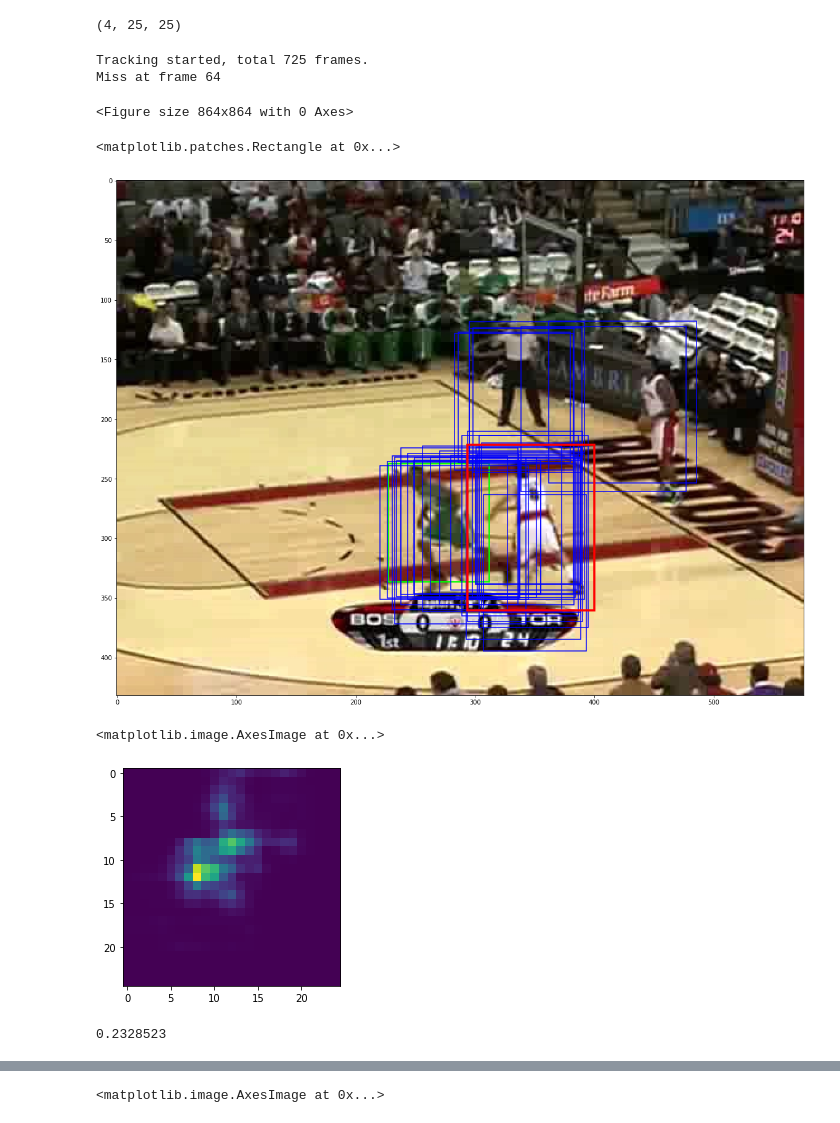
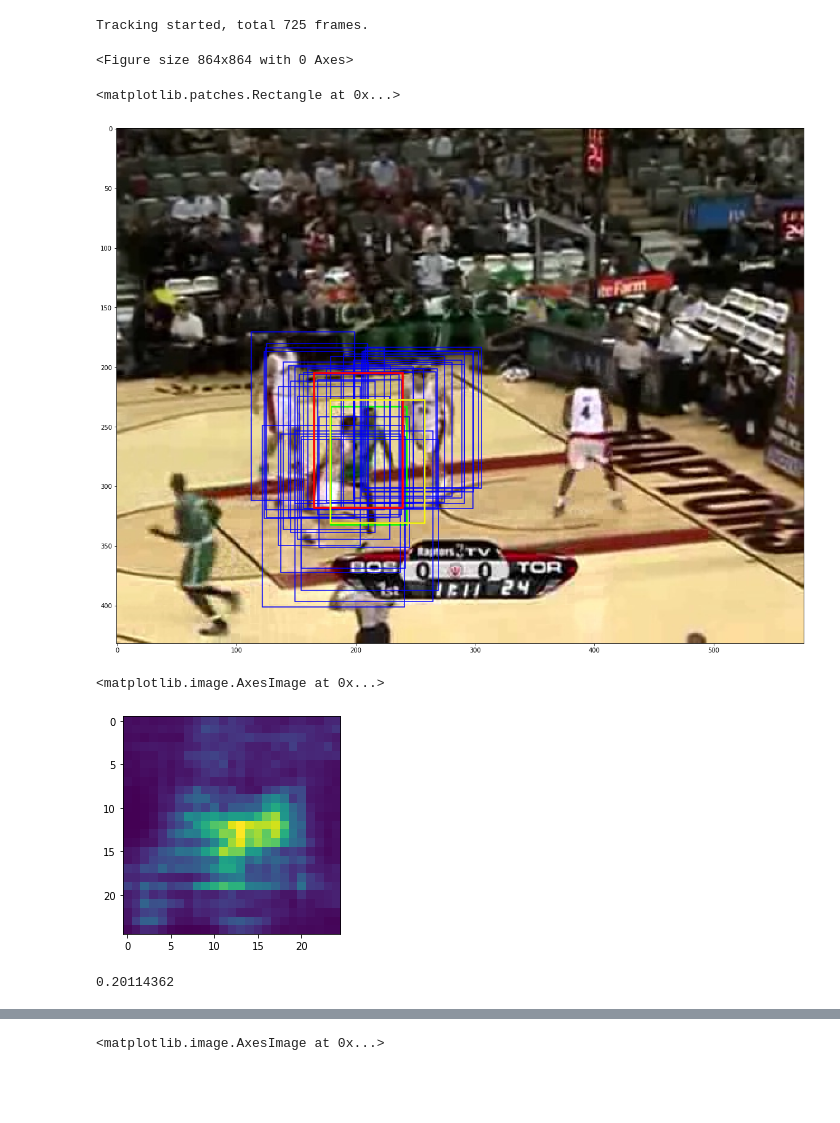
Before and after one commit to eldercrow/tracking-pytorch, a Jupyter notebook: notebook/predict.ipynb, the cells around one changed output, grey strips where cells are left out. Drawn from its saved outputs; the diff is of its cells as text; code cells hidden in the pictures; blank space fills up the shorter version.

```diff
--- a/notebook/predict.ipynb
+++ b/notebook/predict.ipynb
@@ -22,7 +22,7 @@ os.environ['CUDA_VISIBLE_DEVICES'] = '0'
 # fn_config = 'experiments/baseline/config.yaml'
 # snapshot = 'experiments/baseline/snapshot/checkpoint_e99.pth'
 fn_config = '/home/hyunjoon/github/tracking-pytorch/experiments/siamcar_mobilenetv2_2gpu/config.yaml'
-snapshot = '/home/hyunjoon/github/tracking-pytorch/experiments/siamcar_mobilenetv2_2gpu/snapshot/checkpoint_e20.pth'
+snapshot = '/home/hyunjoon/github/tracking-pytorch/experiments/siamcar_mobilenetv2_2gpu/snapshot/checkpoint_e1.pth'
 # %%
 cfg.merge_from_file(fn_config)
 # cfg.TRACK.LR = 0.1
@@ -36,10 +36,6 @@ model = load_pretrain(model, snapshot).cuda().eval()
 
 # build tracker
 tracker = build_tracker(model)
-# %%
-tracker.anchors_cwh.shape
-# %% [output]
-(4, 25, 25)
 # %%
 # test image sequence
 test_name = 'basketball'
@@ -67,11 +63,13 @@ if gt_seq.shape[1] == 8:
 files_seq = [os.path.join(path_seq, '{:08d}.jpg'.format(i)) for i in range(1, len(gt_seq)+1)]
 # %%
 def _iou(lhs, rhs):
+    lhs = np.transpose(np.reshape(lhs, (-1, 4)), (1, 0))
+    rhs = np.transpose(np.reshape(rhs, (-1, 4)), (1, 0))
     d = np.minimum(lhs[2:]+lhs[:2], rhs[2:]+rhs[:2]) - np.maximum(lhs[:2], rhs[:2])
     d = np.maximum(d, 0.0)
     I = d[0] * d[1]
     A = lhs[2]*lhs[3] + rhs[2]*rhs[3]
-    return I / (A - I)
+    return (I / (A - I)).ravel()
 # %%
 img = cv2.imread(files_seq[0])
 tracker.init(img, gt_seq[0])
@@ -101,8 +99,8 @@ for ii, fn in enumerate(files_seq[1:], 1):
     gt_bb = gt_seq[ii]
     iou = _iou(rbb, gt_bb)
 
-#     if ii > 10:
-#         break;
+    if ii > 10:
+        break;
 
     if iou < 0.1:
         print('Miss at frame {}'.format(ii))
@@ -125,44 +123,51 @@ for ii, fn in enumerate(files_seq[1:], 1):
 #     plt.clf()
 # %% [output]
 Tracking started, total 725 frames.
-Miss at frame 64
 <Figure size 864x864 with 0 Axes>
 # %%
 rbb = res['bbox']
 plt.figure(figsize=(20,20))
 plt.imshow(t_img[:, :, ::-1])
 
 gtbb = gt_seq[ii]
 rect = plt.Rectangle((gtbb[0], gtbb[1]),
                      gtbb[2],
                      gtbb[3], fill=False,
                      edgecolor=[0, 1, 0], linewidth=2.5)
 plt.gca().add_patch(rect)
 
 for pbb in res['pred_bbox']:
     rect = plt.Rectangle((pbb[0], pbb[1]),
                          pbb[2],
                          pbb[3], fill=False,
                          edgecolor=[0, 0, 1], linewidth=1.5)
     plt.gca().add_patch(rect)
 
 rect = plt.Rectangle((rbb[0], rbb[1]),
                      rbb[2],
                      rbb[3], fill=False,
                      edgecolor=[1, 0, 0], linewidth=3.5)
 plt.gca().add_patch(rect)
+
+midx = np.argmax(_iou(gt_bb, res['pred_bbox']))
+bbb = res['pred_bbox'][midx]
+rect = plt.Rectangle((bbb[0], bbb[1]),
+                     bbb[2],
+                     bbb[3], fill=False,
+                     edgecolor=[1, 1, 0], linewidth=2.5)
+plt.gca().add_patch(rect)
 # %% [output]
 <matplotlib.patches.Rectangle at 0x...>
-[figure, old version]
+[figure, new version]
 # %%
 plt.imshow(res['ctr_rpn'].reshape((25, 25)))
 # %% [output]
 <matplotlib.image.AxesImage at 0x...>
-[figure, old version]
+[figure, new version]
 # %%
 np.max(res['ctr_rpn'])
 # %% [output]
-0.2328523
+0.20114362
 # %%
 res['pred_bbox']
 # %% [output]
```
Also changed, not shown: parts of 6 cells of this notebook, 9 other files.
